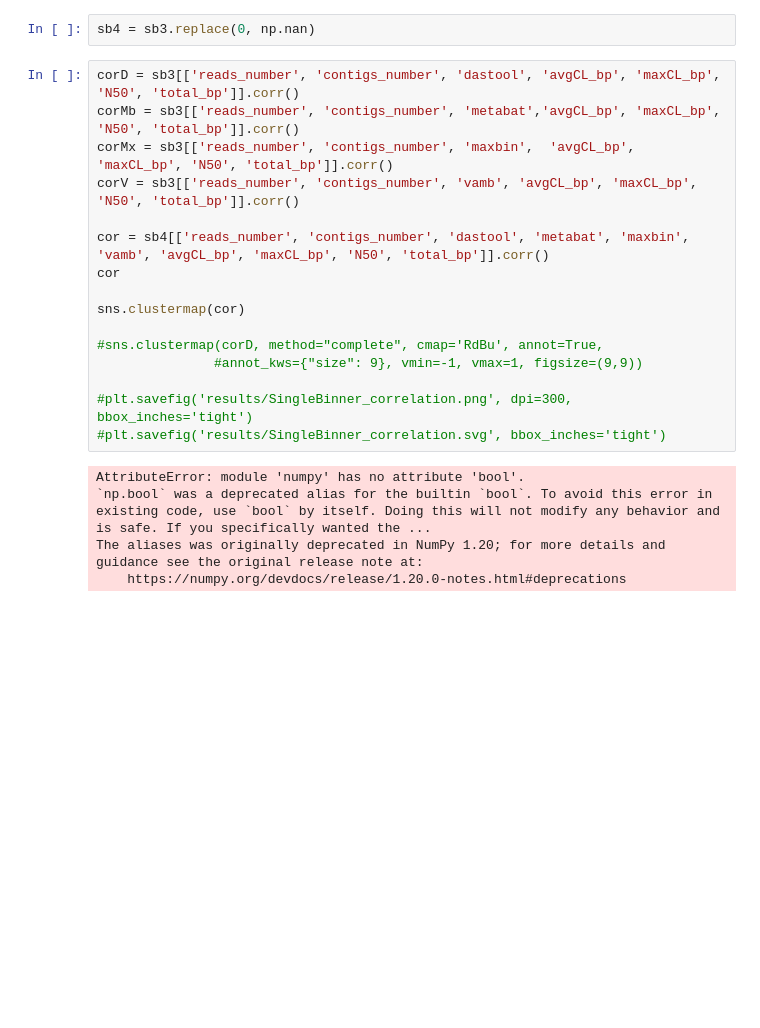
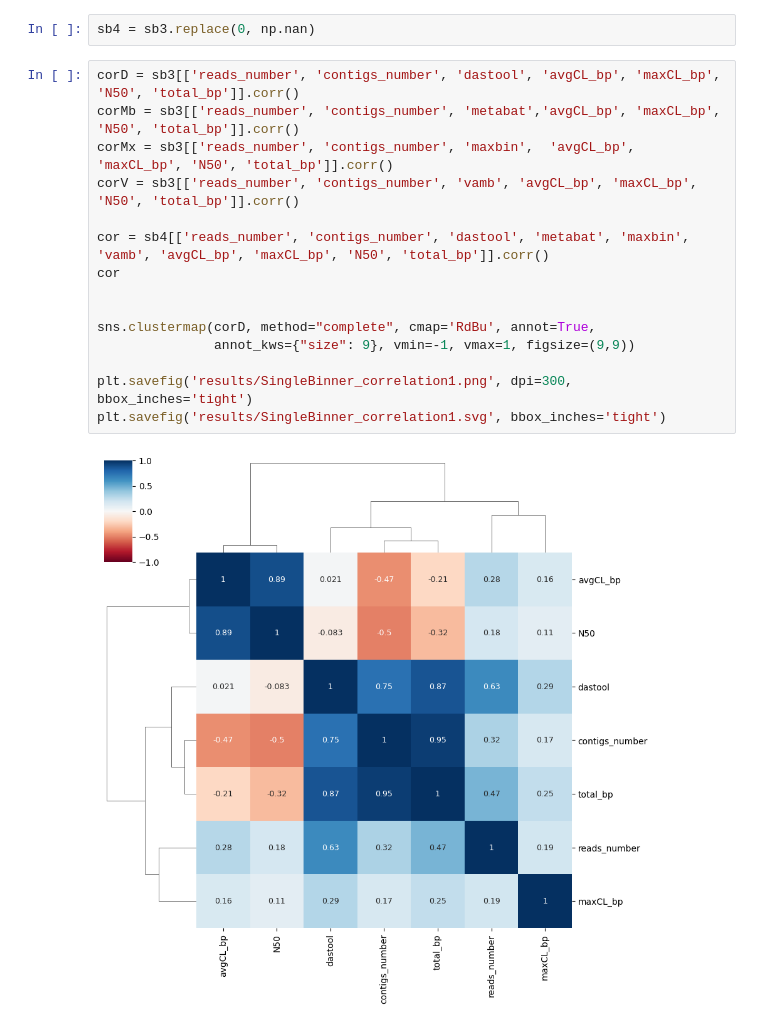
Before and after one commit to Chartiza/2023_SB_binning_stats, a Jupyter notebook: SB_binning_stats.ipynb, the cells around one changed output. Drawn from its saved outputs; the diff is of its cells as text; blank space fills up the shorter version.

```diff
--- a/SB_binning_stats.ipynb
+++ b/SB_binning_stats.ipynb
@@ -210,21 +249,17 @@ sb4 = sb3.replace(0, np.nan)
 # %%
 corD = sb3[['reads_number', 'contigs_number', 'dastool', 'avgCL_bp', 'maxCL_bp', 'N50', 'total_bp']].corr()
 corMb = sb3[['reads_number', 'contigs_number', 'metabat','avgCL_bp', 'maxCL_bp', 'N50', 'total_bp']].corr()
 corMx = sb3[['reads_number', 'contigs_number', 'maxbin',  'avgCL_bp', 'maxCL_bp', 'N50', 'total_bp']].corr()
 corV = sb3[['reads_number', 'contigs_number', 'vamb', 'avgCL_bp', 'maxCL_bp', 'N50', 'total_bp']].corr()
 
 cor = sb4[['reads_number', 'contigs_number', 'dastool', 'metabat', 'maxbin', 'vamb', 'avgCL_bp', 'maxCL_bp', 'N50', 'total_bp']].corr()
 cor
 
-sns.clustermap(cor)
 
-#sns.clustermap(corD, method="complete", cmap='RdBu', annot=True,
-               #annot_kws={"size": 9}, vmin=-1, vmax=1, figsize=(9,9))
+sns.clustermap(corD, method="complete", cmap='RdBu', annot=True,
+               annot_kws={"size": 9}, vmin=-1, vmax=1, figsize=(9,9))
 
-#plt.savefig('results/SingleBinner_correlation.png', dpi=300, bbox_inches='tight')
-#plt.savefig('results/SingleBinner_correlation.svg', bbox_inches='tight')
+plt.savefig('results/SingleBinner_correlation1.png', dpi=300, bbox_inches='tight')
+plt.savefig('results/SingleBinner_correlation1.svg', bbox_inches='tight')
 # %% [output]
-AttributeError: module 'numpy' has no attribute 'bool'.
-`np.bool` was a deprecated alias for the builtin `bool`. To avoid this error in existing code, use `bool` by itself. Doing this will not modify any behavior and is safe. If you specifically wanted the ...
-The aliases was originally deprecated in NumPy 1.20; for more details and guidance see the original release note at:
-    https://numpy.org/devdocs/release/1.20.0-notes.html#deprecations
+[figure, added]
```
Also changed, not shown: parts of 13 cells of this notebook, 1 other file.
